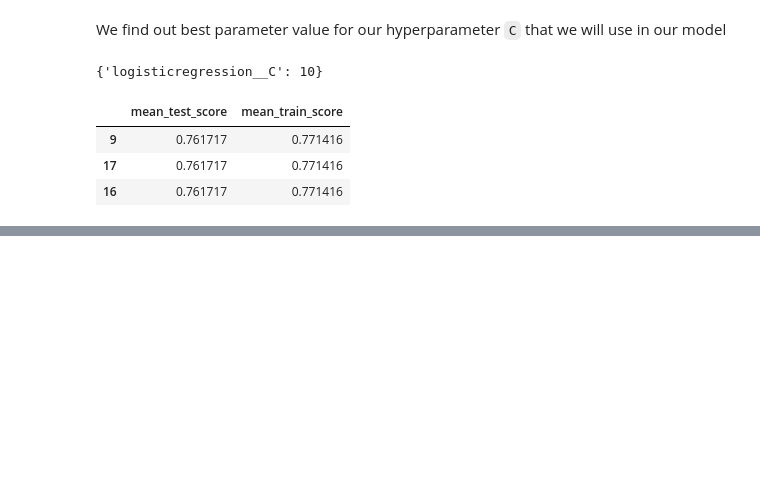
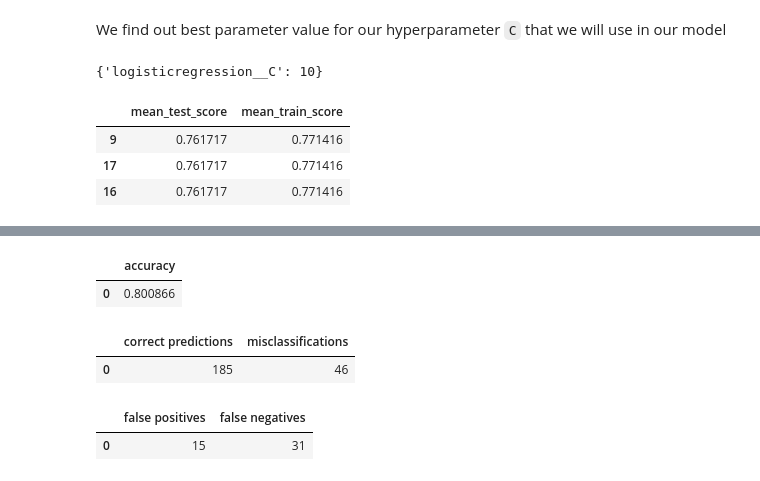
Before and after one commit to UBC-MDS/ClassificationDiabetesAnalysis, a Jupyter notebook: analysis/diabetes_analysis.ipynb, the cells around one changed output, grey strips where cells are left out. Drawn from its saved outputs; the diff is of its cells as text; code cells hidden in the pictures; blank space fills up the shorter version.

```diff
--- a/analysis/diabetes_analysis.ipynb
+++ b/analysis/diabetes_analysis.ipynb
@@ -203,0 +279,31 @@ pd.DataFrame(random_search.cv_results_).sort_values(
+# %%
+# Compute accuracy
+accuracy = best_model.score(X_test, y_test)
+
+pd.DataFrame({'accuracy': [accuracy]})
+# %% [output]
+|  | accuracy |
+| 0 | 0.800866 |
+# %%
+# Calculate the number of correct predictions and misclassifications
+value_counts = pred_results_1_df['pred_bool'].value_counts()
+
+pd.DataFrame({
+    'correct predictions': [value_counts.get(True, 0)],
+    'misclassifications': [value_counts.get(False, 0)]
+})
+# %% [output]
+|  | correct predictions | misclassifications |
+| 0 | 185 | 46 |
+# %%
+# Calculate the number of false positives (FPs) and false negatives (FNs)
+fp = len(pred_results_1_df[(pred_results_1_df['y_test'] == 0) & (pred_results_1_df['y_pred'] == 1)])
+fn = len(pred_results_1_df[(pred_results_1_df['y_test'] == 1) & (pred_results_1_df['y_pred'] == 0)])
+
+pd.DataFrame({
+    'false positives': [fp],
+    'false negatives': [fn]
+})
+# %% [output]
+|  | false positives | false negatives |
+| 0 | 15 | 31 |
```
Also changed, not shown: parts of 22 cells of this notebook.
